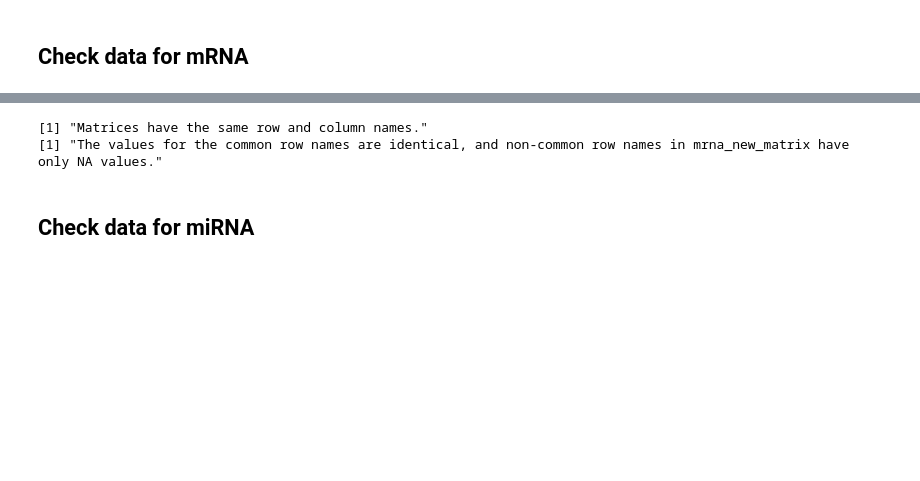
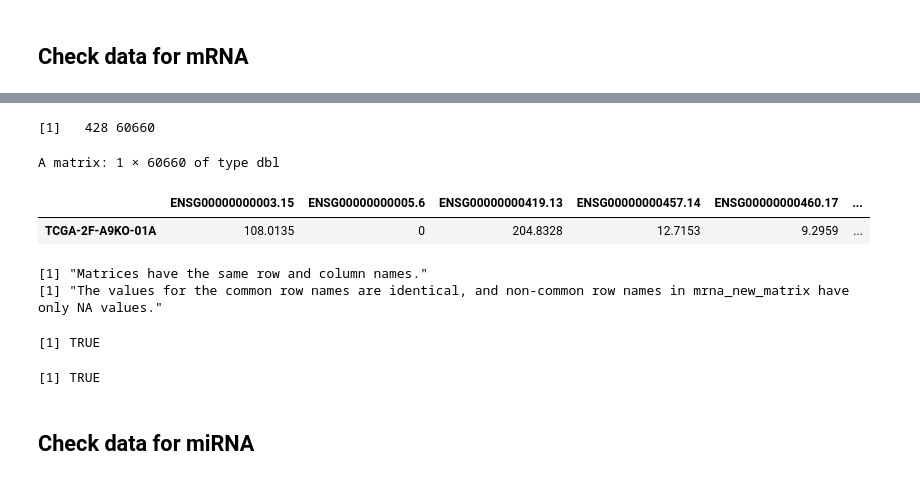
Before and after one commit to TheodosisL/Bioinformatics, a Jupyter notebook: tcga.ipynb, the cells around one changed output, grey strips where cells are left out. Cells and saved outputs as stored; diff of their text form; code cells hidden in the pictures; blank space fills up the shorter version.

```diff
--- a/tcga.ipynb
+++ b/tcga.ipynb
@@ -4031,2 +4071,10 @@ unique(colData(data_met)[which( colData(data_met)$sample %in% rownames(df)[which
+# %%
+dim(data_matrix)
+head(data_matrix,1)
+# %% [output]
+[1]   428 60660
+A matrix: 1 × 60660 of type dbl
+|  | ENSG00000000003.15 | ENSG00000000005.6 | ENSG00000000419.13 | ENSG00000000457.14 | ENSG00000000460.17 | ... |
+| TCGA-2F-A9KO-01A | 108.0135 | 0 | 204.8328 | 12.7153 | 9.2959 | ... |
 # %%
 # Check if matrices have the same row and column names
@@ -4059,6 +4107,18 @@ if (values_identical && non_common_rows_na) {
 # %% [output]
 [1] "Matrices have the same row and column names."
 [1] "The values for the common row names are identical, and non-common row names in mrna_new_matrix have only NA values."
+# %%
+df <- as.matrix(df)
+# Compare values from matrix without sorted_rownames with integrated matrix
+values_identical <- all.equal(data_matrix[common_row_names, ], df[common_row_names, 1:60660])
+# Compare values from matrix with sorted_rownames with integrated matrix
+values_identical2 <- all.equal(df[ , 1:60660], mrna_new_matrix[, ])
+
+values_identical
+values_identical2
+# %% [output]
+[1] TRUE
+[1] TRUE
 # %% [markdown]
 ## Check data for miRNA
 # %%
```
Also changed, not shown: parts of 16 cells of this notebook.
